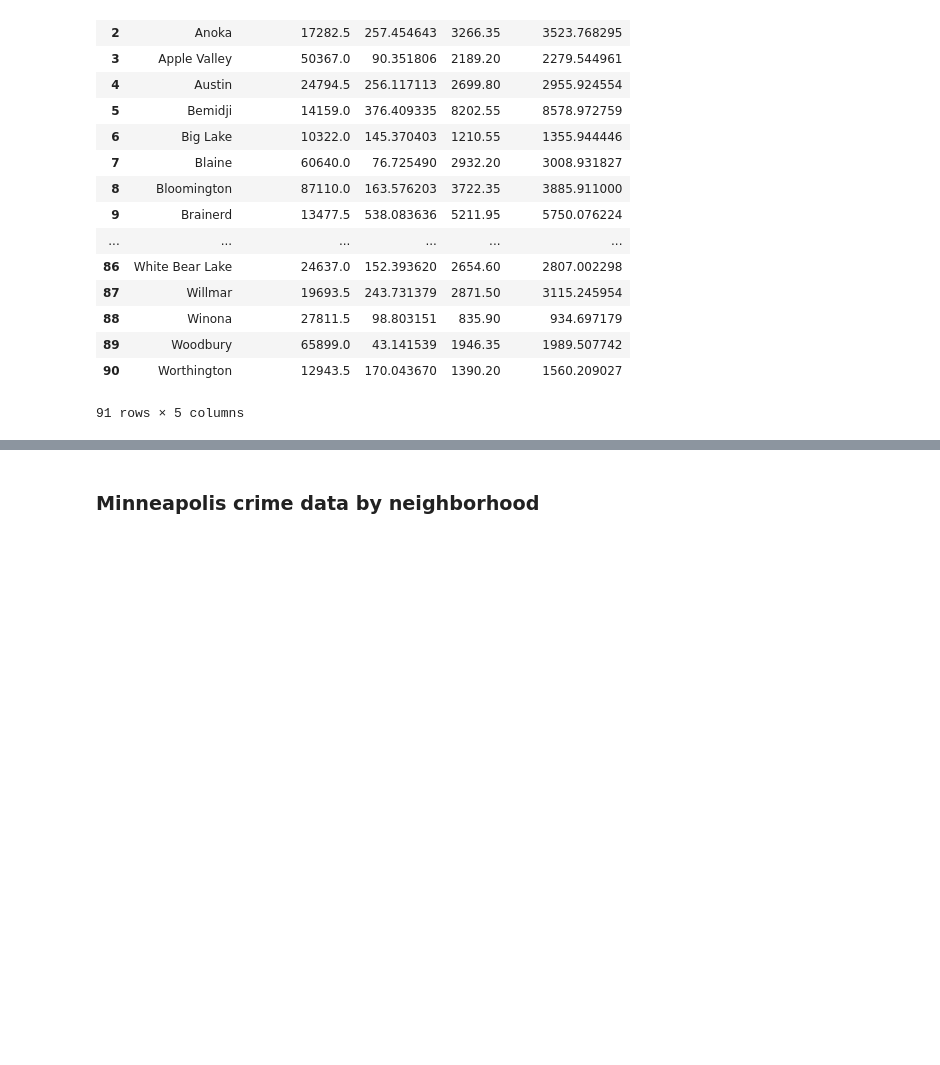
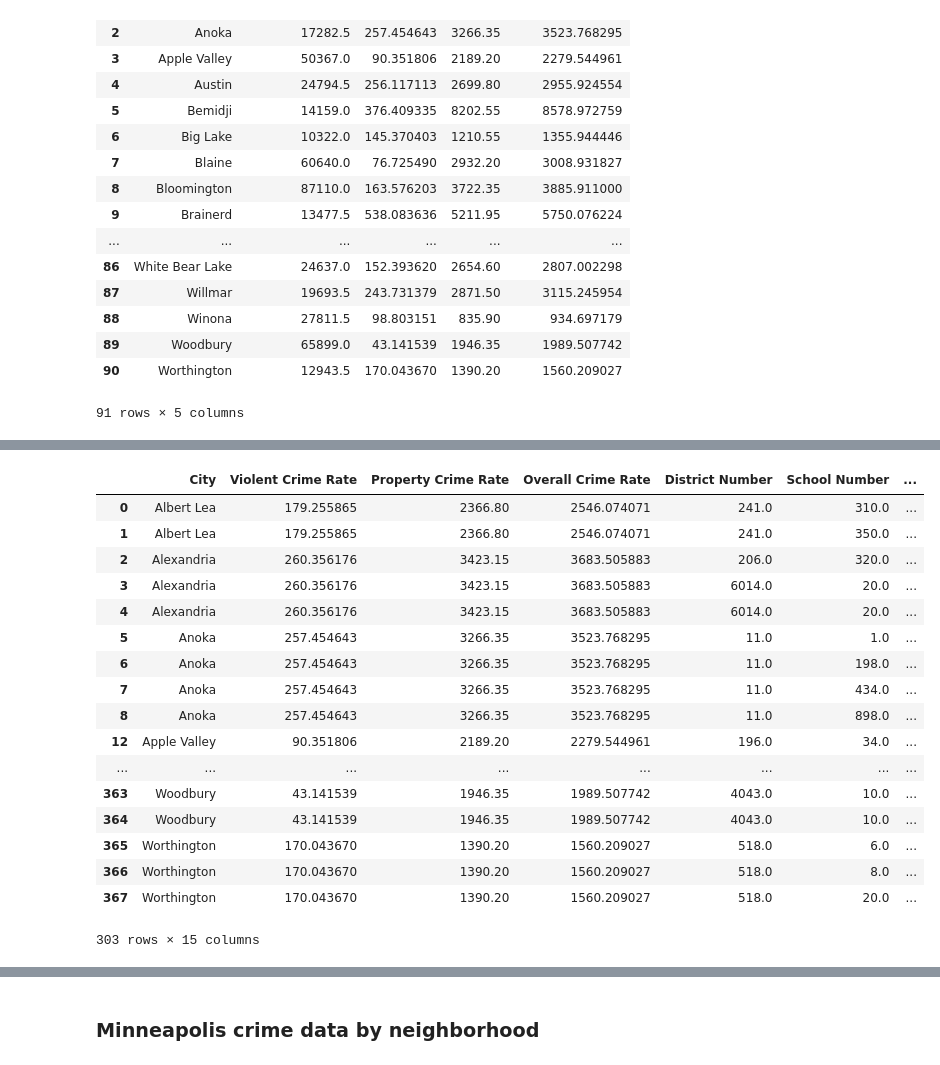
Before and after one commit to alvern/Group_Project_Grad_Rates, a Jupyter notebook: Jack_Notebook.ipynb, the cells around one changed output, grey strips where cells are left out. Drawn from its saved outputs; the diff is of its cells as text; code cells hidden in the pictures; blank space fills up the shorter version.

```diff
--- a/Jack_Notebook.ipynb
+++ b/Jack_Notebook.ipynb
@@ -278,0 +258,25 @@ crime_df
+# %%
+school_crime = pd.merge(crime_rates_df, school_data,
+                       how='left', left_on='City', right_on='Physical City')
+
+school_crime.dropna(how='any', inplace=True)
+school_crime
+# %% [output]
+|  | City | Violent Crime Rate | Property Crime Rate | Overall Crime Rate | District Number | School Number | ... |
+| 0 | Albert Lea | 179.255865 | 2366.80 | 2546.074071 | 241.0 | 310.0 | ... |
+| 1 | Albert Lea | 179.255865 | 2366.80 | 2546.074071 | 241.0 | 350.0 | ... |
+| 2 | Alexandria | 260.356176 | 3423.15 | 3683.505883 | 206.0 | 320.0 | ... |
+| 3 | Alexandria | 260.356176 | 3423.15 | 3683.505883 | 6014.0 | 20.0 | ... |
+| 4 | Alexandria | 260.356176 | 3423.15 | 3683.505883 | 6014.0 | 20.0 | ... |
+| 5 | Anoka | 257.454643 | 3266.35 | 3523.768295 | 11.0 | 1.0 | ... |
+| 6 | Anoka | 257.454643 | 3266.35 | 3523.768295 | 11.0 | 198.0 | ... |
+| 7 | Anoka | 257.454643 | 3266.35 | 3523.768295 | 11.0 | 434.0 | ... |
+| 8 | Anoka | 257.454643 | 3266.35 | 3523.768295 | 11.0 | 898.0 | ... |
+| 12 | Apple Valley | 90.351806 | 2189.20 | 2279.544961 | 196.0 | 34.0 | ... |
+| ... | ... | ... | ... | ... | ... | ... | ... |
+| 363 | Woodbury | 43.141539 | 1946.35 | 1989.507742 | 4043.0 | 10.0 | ... |
+| 364 | Woodbury | 43.141539 | 1946.35 | 1989.507742 | 4043.0 | 10.0 | ... |
+| 365 | Worthington | 170.043670 | 1390.20 | 1560.209027 | 518.0 | 6.0 | ... |
+| 366 | Worthington | 170.043670 | 1390.20 | 1560.209027 | 518.0 | 8.0 | ... |
+| 367 | Worthington | 170.043670 | 1390.20 | 1560.209027 | 518.0 | 20.0 | ... |
+303 rows × 15 columns
```
Also changed, not shown: parts of 16 cells of this notebook.
